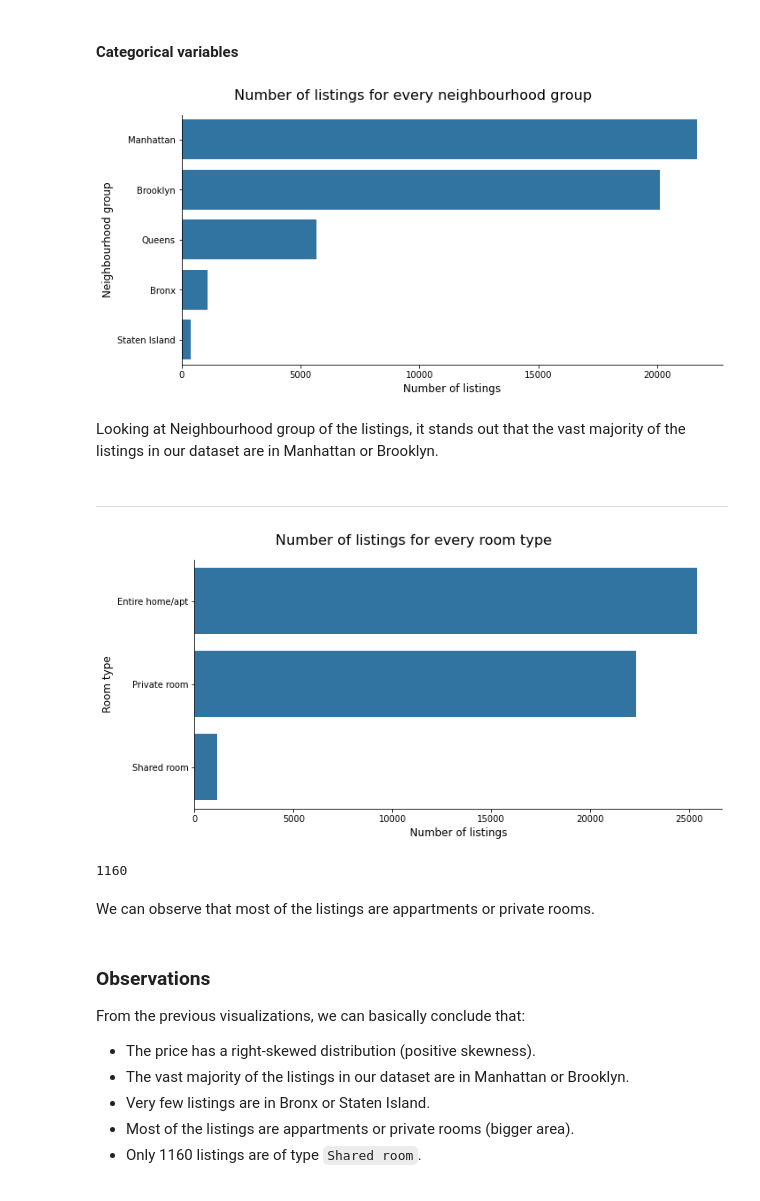
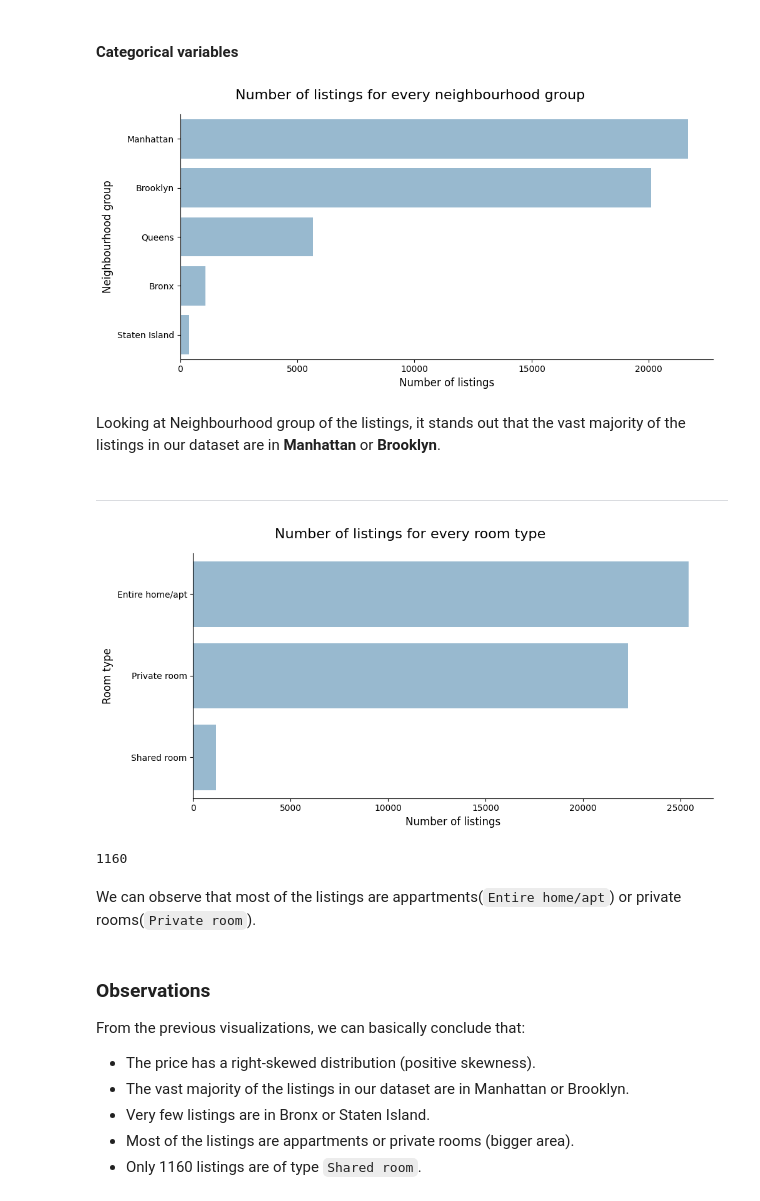
Before and after one commit to tunglinwood/examples, a Jupyter notebook: airbnb_price_prediction_regression/airbnb_price_prediction_regression_py.ipynb, the cells around one changed output. Drawn from its saved outputs; the diff is of its cells as text; code cells hidden in the pictures.

```diff
--- a/airbnb_price_prediction_regression/airbnb_price_prediction_regression_py.ipynb
+++ b/airbnb_price_prediction_regression/airbnb_price_prediction_regression_py.ipynb
@@ -349,7 +396,7 @@ base_color = sns.color_palette()[0]
 # %%
 nh_order = df['neighbourhood_group'].value_counts().index
 sns.catplot(y = "neighbourhood_group", data=df, color=base_color,
-               order = nh_order, kind = 'count', aspect = 2);
+               order = nh_order, kind = 'count', aspect = 2, alpha =0.5);
 
 plt.subplots_adjust(top=0.9)
 plt.suptitle('Number of listings for every neighbourhood group', fontsize = 16)
@@ -357,21 +404,21 @@ plt.ylabel('Neighbourhood group', fontsize = 12)
 plt.xlabel('Number of listings', fontsize = 12);
 plt.show();
 # %% [output]
-[figure, old version]
+[figure, new version]
 # %% [markdown]
-Looking at Neighbourhood group of the listings, it stands out that the vast majority of the listings in our dataset are in Manhattan or Brooklyn.
+Looking at Neighbourhood group of the listings, it stands out that the vast majority of the listings in our dataset are in **Manhattan** or **Brooklyn**.
 # %% [markdown]
 --------------------------
 # %%
 rt_order = df['room_type'].value_counts().index
 sns.catplot(y = "room_type", data=df, color=base_color,
-               order = rt_order, kind = 'count', aspect = 2);
+               order = rt_order, kind = 'count', aspect = 2, alpha =0.5);
 
 plt.subplots_adjust(top=0.9)
 plt.suptitle('Number of listings for every room type', fontsize = 16)
 plt.ylabel('Room type', fontsize = 12)
 plt.xlabel('Number of listings', fontsize = 12);
 plt.show();
 # %% [output]
-[figure, old version]
+[figure, new version]
 # %%
@@ -379,7 +427,7 @@ len(df[df['room_type'] == 'Shared room'])
 # %% [output]
 1160
 # %% [markdown]
-We can observe that most of the listings are appartments or private rooms.
+We can observe that most of the listings are appartments(`Entire home/apt`) or private rooms(`Private room`).
 # %% [markdown]
 ### Observations
 From the previous visualizations, we can basically conclude that:
```
Also changed, not shown: parts of 9 cells of this notebook.
